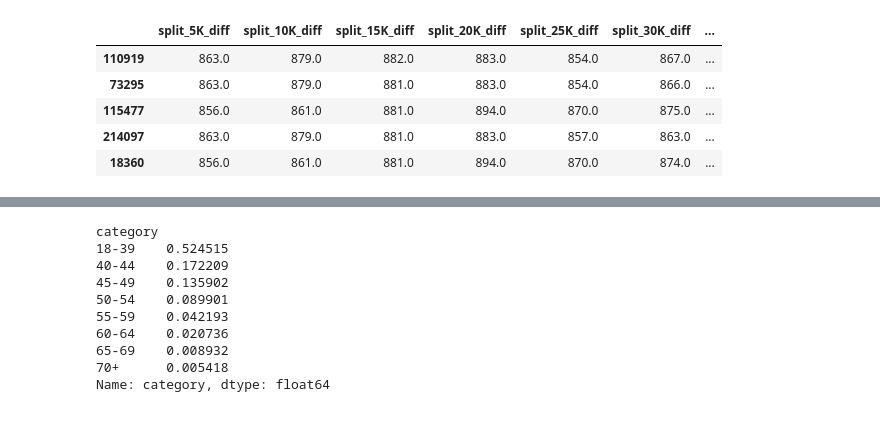
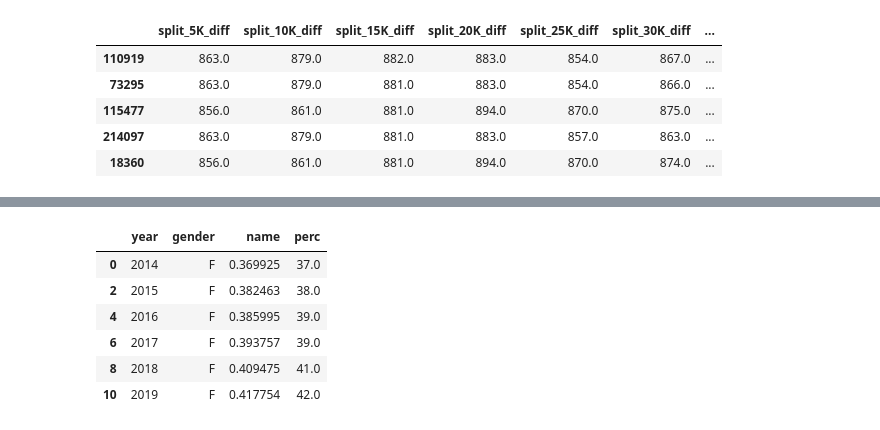
Before and after one commit to equan06/london_marathon, a Jupyter notebook: analysis/edaplots.ipynb, the cells around one changed output, grey strips where cells are left out. Cells and saved outputs as stored; diff of their text form; code cells hidden in the pictures.

```diff
--- a/analysis/edaplots.ipynb
+++ b/analysis/edaplots.ipynb
@@ -746,13 +422,15 @@ g.fig.savefig('img/desc/count_by_age.png')
-# %%
-df.groupby(['category'])['category'].count()/df.shape[0]
-# %% [output]
-category
-18-39    0.524515
-40-44    0.172209
-45-49    0.135902
-50-54    0.089901
-55-59    0.042193
-60-64    0.020736
-65-69    0.008932
-70+      0.005418
-Name: category, dtype: float64
+# %%
+g_ratio = df.groupby(['year', 'gender'])['name'].count()/df.groupby('year')['name'].count()
+g_ratio = g_ratio.reset_index()
+g_ratio['perc'] = np.round(g_ratio['name']*100)
+df1 = g_ratio[g_ratio['gender']=='F']
+df2 = g_ratio[g_ratio['gender']=='M']
+df1
+# %% [output]
+|  | year | gender | name | perc |
+| 0 | 2014 | F | 0.369925 | 37.0 |
+| 2 | 2015 | F | 0.382463 | 38.0 |
+| 4 | 2016 | F | 0.385995 | 39.0 |
+| 6 | 2017 | F | 0.393757 | 39.0 |
+| 8 | 2018 | F | 0.409475 | 41.0 |
+| 10 | 2019 | F | 0.417754 | 42.0 |
```
Also changed, not shown: parts of 52 cells of this notebook, 1 other file.
